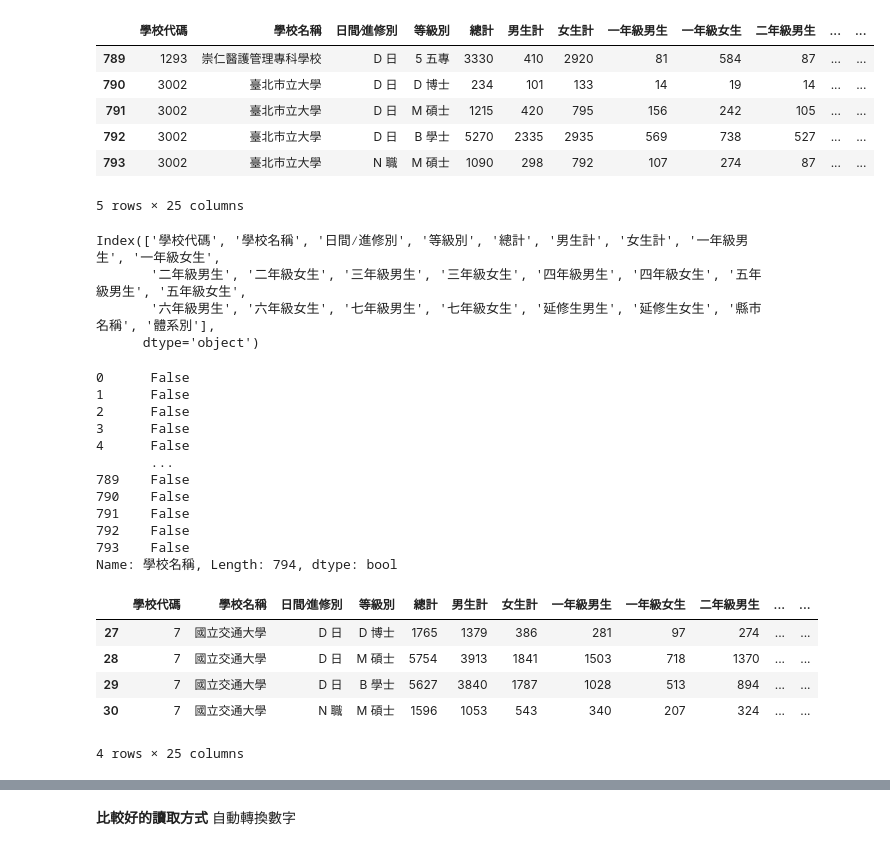
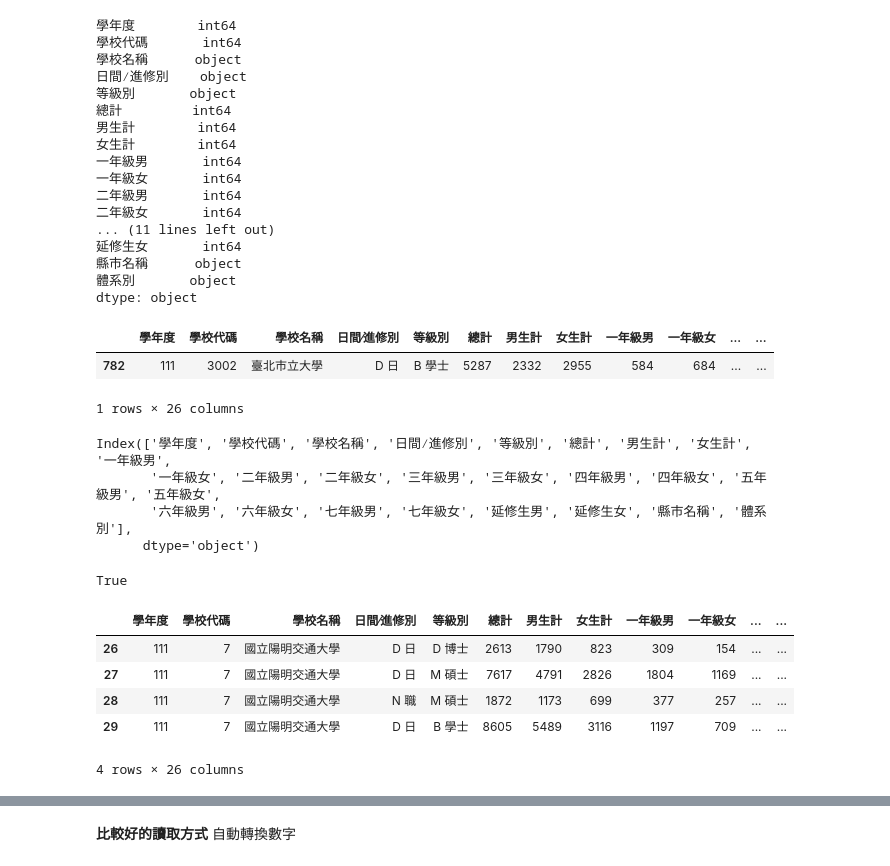
Before and after one commit to tjwei/AICA30019, a Jupyter notebook: 03-pandas_and_polars/01-pandas_intro.ipynb, the cells around one changed output, grey strips where cells are left out. Cells and saved outputs as stored; diff of their text form; code cells hidden in the pictures.

```diff
--- a/03-pandas_and_polars/01-pandas_intro.ipynb
+++ b/03-pandas_and_polars/01-pandas_intro.ipynb
@@ -2,5 +2,5 @@
 %matplotlib inline
 import pandas as pd
 # %%
-df = pd.read_csv("http://stats.moe.gov.tw/files/detail/108/108_student.csv", thousands=',');
+df = pd.read_csv("http://stats.moe.gov.tw/files/detail/111/111_student.csv", thousands=',');
 # %%
@@ -16,42 +21,47 @@ df.head()
+# %%
+df.dtypes
+# %% [output]
+學年度        int64
+學校代碼       int64
+學校名稱      object
+日間∕進修別    object
+等級別       object
+總計         int64
+男生計        int64
+女生計        int64
+一年級男       int64
+一年級女       int64
+二年級男       int64
+二年級女       int64
+... (11 lines left out)
+延修生女       int64
+縣市名稱      object
+體系別       object
+dtype: object
 # %%
-df.tail()
+df.tail(1)
 # %% [output]
-|  | 學校代碼 | 學校名稱 | 日間∕進修別 | 等級別 | 總計 | 男生計 | 女生計 | 一年級男生 | 一年級女生 | 二年級男生 | ... | ... |
-| 789 | 1293 | 崇仁醫護管理專科學校 | D 日 | 5 五專 | 3330 | 410 | 2920 | 81 | 584 | 87 | ... | ... |
-| 790 | 3002 | 臺北市立大學 | D 日 | D 博士 | 234 | 101 | 133 | 14 | 19 | 14 | ... | ... |
-| 791 | 3002 | 臺北市立大學 | D 日 | M 碩士 | 1215 | 420 | 795 | 156 | 242 | 105 | ... | ... |
-| 792 | 3002 | 臺北市立大學 | D 日 | B 學士 | 5270 | 2335 | 2935 | 569 | 738 | 527 | ... | ... |
-| 793 | 3002 | 臺北市立大學 | N 職 | M 碩士 | 1090 | 298 | 792 | 107 | 274 | 87 | ... | ... |
+|  | 學年度 | 學校代碼 | 學校名稱 | 日間∕進修別 | 等級別 | 總計 | 男生計 | 女生計 | 一年級男 | 一年級女 | ... | ... |
+| 782 | 111 | 3002 | 臺北市立大學 | D 日 | B 學士 | 5287 | 2332 | 2955 | 584 | 684 | ... | ... |
-5 rows × 25 columns
+1 rows × 26 columns
 # %%
 df.columns
 # %% [output]
-Index(['學校代碼', '學校名稱', '日間∕進修別', '等級別', '總計', '男生計', '女生計', '一年級男生', '一年級女生',
-       '二年級男生', '二年級女生', '三年級男生', '三年級女生', '四年級男生', '四年級女生', '五年級男生', '五年級女生',
-       '六年級男生', '六年級女生', '七年級男生', '七年級女生', '延修生男生', '延修生女生', '縣市名稱', '體系別'],
+Index(['學年度', '學校代碼', '學校名稱', '日間∕進修別', '等級別', '總計', '男生計', '女生計', '一年級男',
+       '一年級女', '二年級男', '二年級女', '三年級男', '三年級女', '四年級男', '四年級女', '五年級男', '五年級女',
+       '六年級男', '六年級女', '七年級男', '七年級女', '延修生男', '延修生女', '縣市名稱', '體系別'],
       dtype='object')
+# %%
+(df["學校名稱"] == "國立陽明交通大學").any()
+# %% [output]
+True
 # %%
-df["學校名稱"]=="國立交通大學"
+df[df["學校名稱"] == "國立陽明交通大學"]
 # %% [output]
+|  | 學年度 | 學校代碼 | 學校名稱 | 日間∕進修別 | 等級別 | 總計 | 男生計 | 女生計 | 一年級男 | 一年級女 | ... | ... |
+| 26 | 111 | 7 | 國立陽明交通大學 | D 日 | D 博士 | 2613 | 1790 | 823 | 309 | 154 | ... | ... |
+| 27 | 111 | 7 | 國立陽明交通大學 | D 日 | M 碩士 | 7617 | 4791 | 2826 | 1804 | 1169 | ... | ... |
+| 28 | 111 | 7 | 國立陽明交通大學 | N 職 | M 碩士 | 1872 | 1173 | 699 | 377 | 257 | ... | ... |
+| 29 | 111 | 7 | 國立陽明交通大學 | D 日 | B 學士 | 8605 | 5489 | 3116 | 1197 | 709 | ... | ... |
-0      False
-1      False
-2      False
-3      False
-4      False
-       ...
-789    False
-790    False
-791    False
-792    False
-793    False
-Name: 學校名稱, Length: 794, dtype: bool
+4 rows × 26 columns
-# %%
-df[df["學校名稱"]=="國立交通大學"]
-# %% [output]
-|  | 學校代碼 | 學校名稱 | 日間∕進修別 | 等級別 | 總計 | 男生計 | 女生計 | 一年級男生 | 一年級女生 | 二年級男生 | ... | ... |
-| 27 | 7 | 國立交通大學 | D 日 | D 博士 | 1765 | 1379 | 386 | 281 | 97 | 274 | ... | ... |
-| 28 | 7 | 國立交通大學 | D 日 | M 碩士 | 5754 | 3913 | 1841 | 1503 | 718 | 1370 | ... | ... |
-| 29 | 7 | 國立交通大學 | D 日 | B 學士 | 5627 | 3840 | 1787 | 1028 | 513 | 894 | ... | ... |
-| 30 | 7 | 國立交通大學 | N 職 | M 碩士 | 1596 | 1053 | 543 | 340 | 207 | 324 | ... | ... |
-4 rows × 25 columns
 # %%
```
Also changed, not shown: parts of 28 cells of this notebook, 1 other file.
